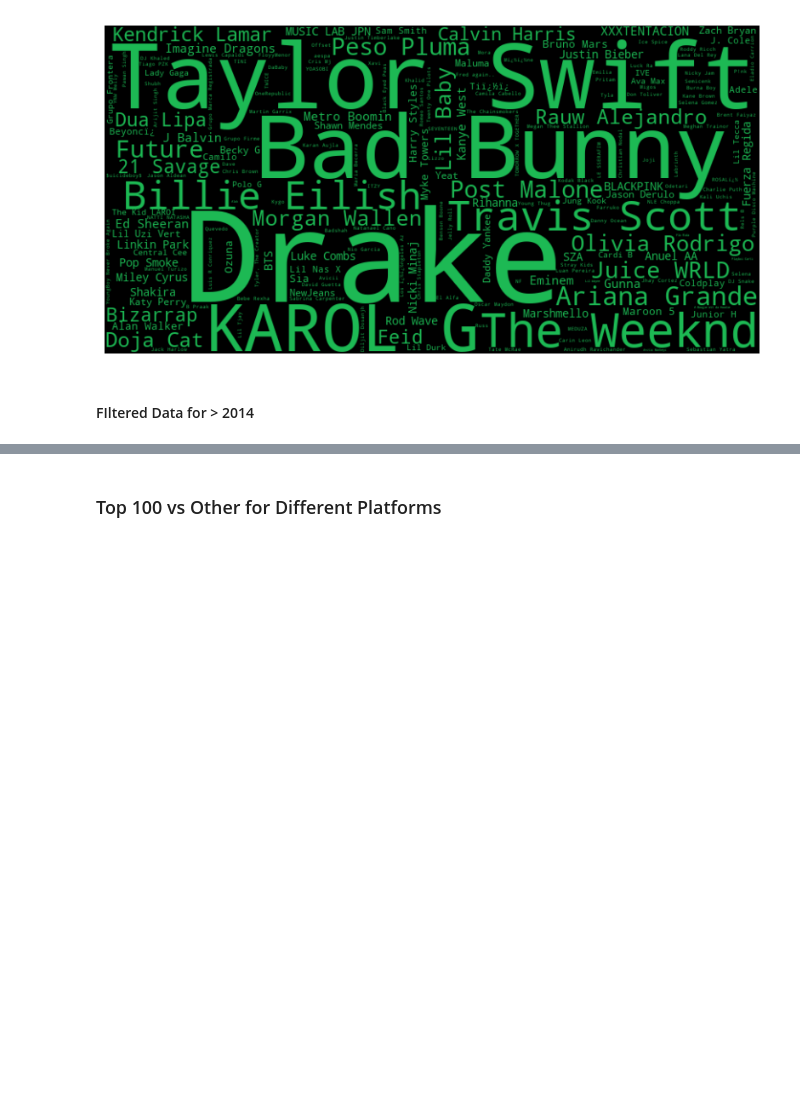
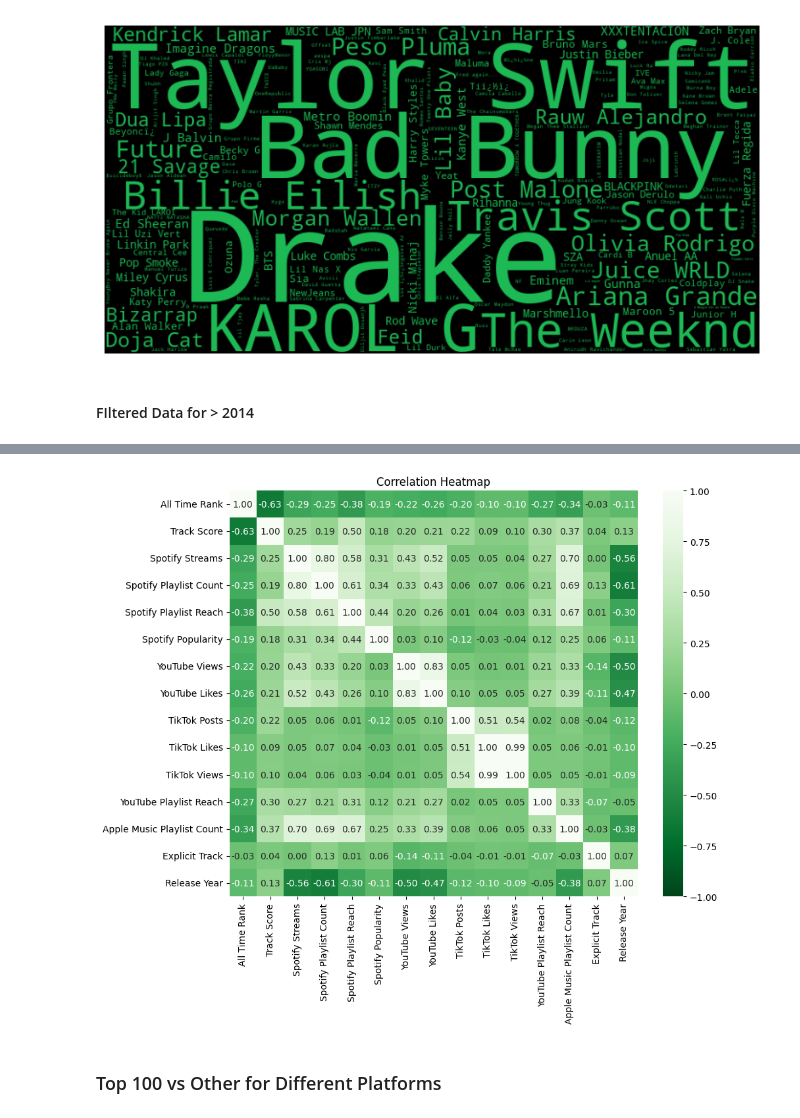
Before and after one commit to suchethsikha/Spotify_2024_EDA, a Jupyter notebook: Group_spotify.ipynb, the cells around one changed output, grey strips where cells are left out. Drawn from its saved outputs; the diff is of its cells as text; code cells hidden in the pictures; blank space fills up the shorter version.

Commit message:
changing corr again

```diff
--- a/Group_spotify.ipynb
+++ b/Group_spotify.ipynb
@@ -219,10 +219,12 @@ spotify_filtered_year_artist= spotify.loc[(spotify['Category']=='Top 100') & (sp
 spotify_filtered_artist= spotify.loc[(spotify['Category']=='Top 100')]
 spotify_filtered_year= spotify.loc[(spotify['Release Year']>2014)]
 # %%
-corr_data = spotify_filtered_year[['All Time Rank', 'Track Score', 'Spotify Streams','Spotify Playlist Count', 'Spotify Playlist Reach', 'Spotify Popularity',
+corr_data = spotify[['All Time Rank', 'Track Score', 'Spotify Streams','Spotify Playlist Count', 'Spotify Playlist Reach', 'Spotify Popularity',
                                    'YouTube Views', 'YouTube Likes', 'TikTok Posts', 'TikTok Likes', 'TikTok Views', 'YouTube Playlist Reach', 'Apple Music Playlist Count',
-                                   'Explicit Track', 'Release Year']]
+                                   'Explicit Track', 'Release Year']].corr()
 
-corr = spotify.corr(numeric_only=True)
-corr.style.background_gradient(cmap='Greens_r')
+plt.figure(figsize=(10, 8))
+sns.heatmap(corr_data, annot=True, cmap='Greens_r', fmt='.2f', vmin=-1, vmax=1)
+plt.title('Correlation Heatmap')
+plt.show()
 # %% [output]
@@ -246,3 +231,4 @@ corr.style.background_gradient(cmap='Greens_r')
+[figure, added]
 # %% [markdown]
 <h3> Top 100 vs Other for Different Platforms </h3>
 # %%
```
Also changed, not shown: parts of 1 cell of this notebook.
